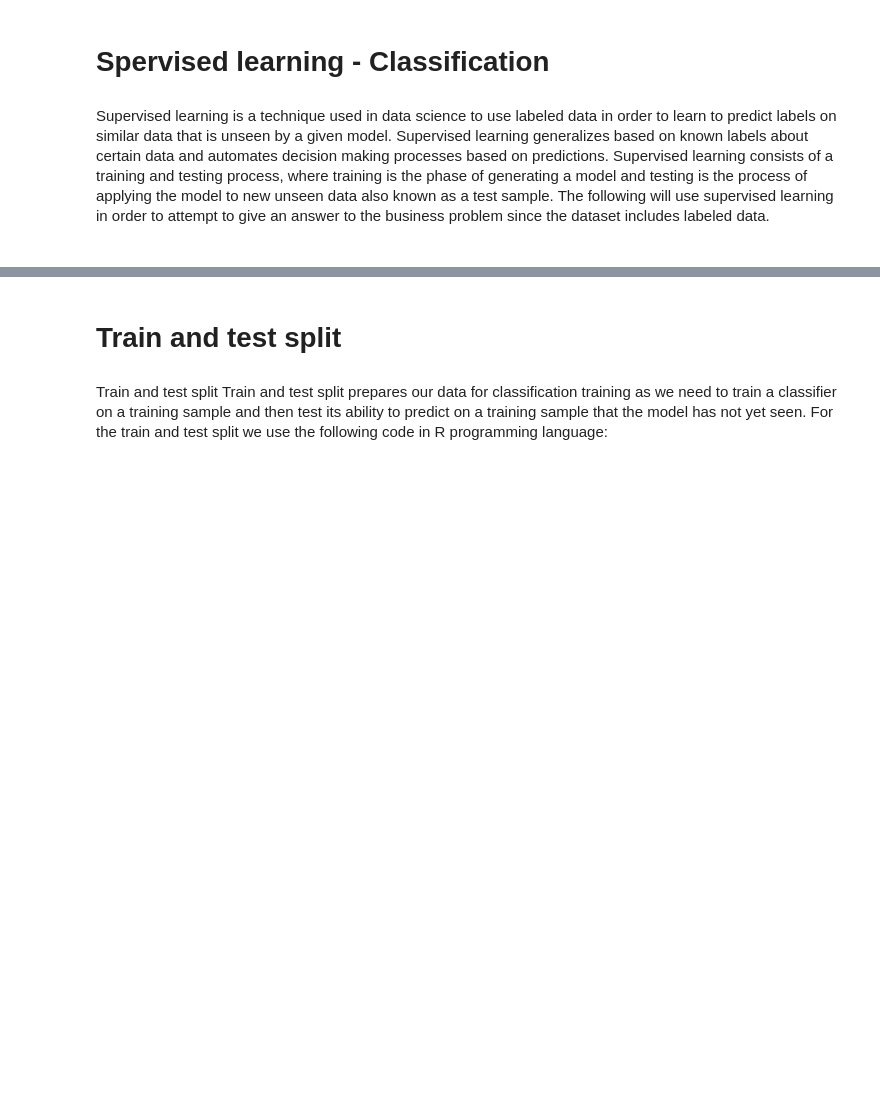
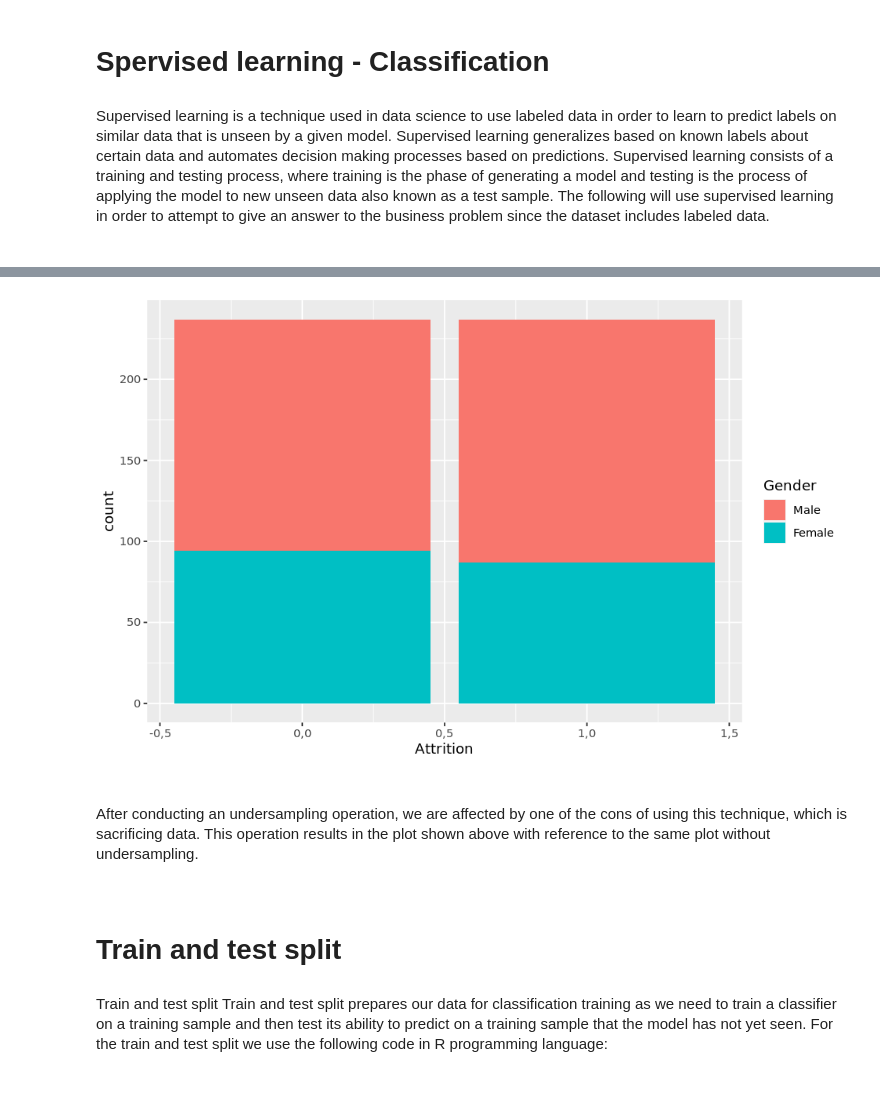
Before and after one commit to Hammi007/R_bigdata, a Jupyter notebook: Main.ipynb, the cells around one changed output, grey strips where cells are left out. Drawn from its saved outputs; the diff is of its cells as text; code cells hidden in the pictures; blank space fills up the shorter version.

```diff
--- a/Main.ipynb
+++ b/Main.ipynb
@@ -192,3 +198,28 @@ Supervised learning is a technique used in data science to use labeled data in o
+# %%
+# Installing the package
+#install.packages("caTools")    # For Logistic regression
+#install.packages("ROCR")       # For ROC curve to evaluate model
+# Loading package
+library(caTools)
+
+#Balancing data: (undersampling)
+yes <- which(df$Attrition == "Yes")
+no <- which(df$Attrition == "No")
+no <- sample(no, length(yes))
+#Save as df2 so that df still can be used for clustering without being affected by undersampling:
+df2 <- df[c(no,yes),]
+
+#Converting Yes and No to 1 and 0:
+df2$Attrition <- ifelse(df2$Attrition == "Yes", 1, 0)
+
+#Plotting attrition yes and no to visualize the impact of undersampling:
+ggplot(df2, aes(x = Attrition)) + geom_bar(aes(fill = Gender))
+# %% [output]
+[figure, added]
+# %% [markdown]
+<h4 style = "line-height: 200%; font-weight: lighter;">
+After conducting an undersampling operation, we are affected by one of the cons of using this technique, which is sacrificing data. This operation results in the plot shown above with reference to the same plot without undersampling.
+<h4>
 # %% [markdown]
 <h1>Train and test split<h1>
 <h4 style = "line-height: 200%; font-weight: lighter;">
```
Also changed, not shown: parts of 16 cells of this notebook.
